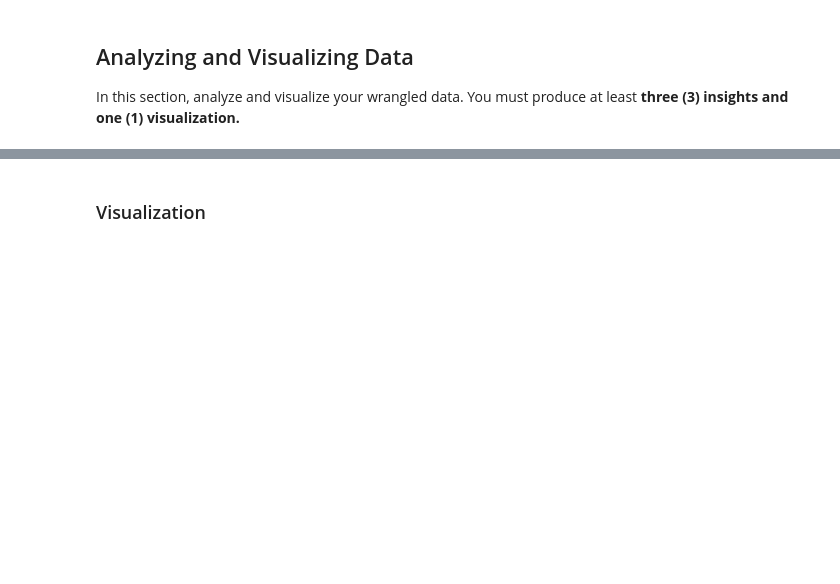
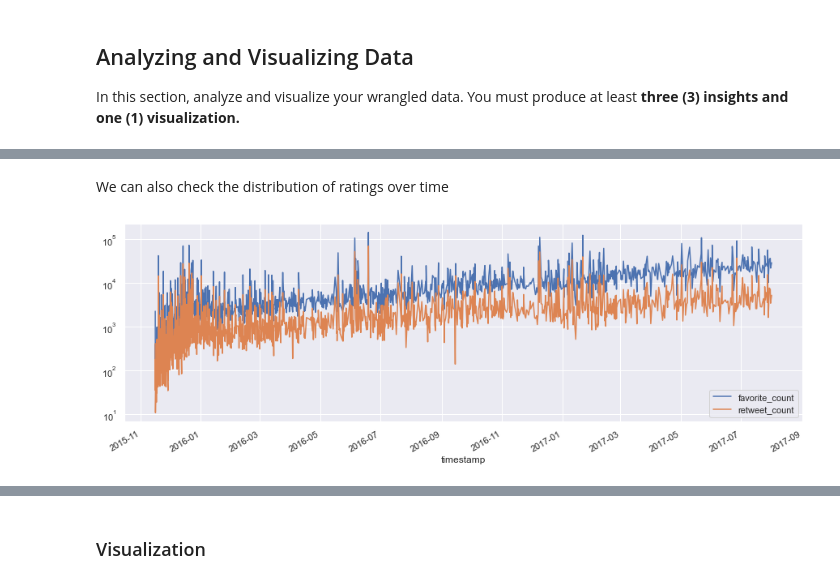
Before and after one commit to Freshi/Enhanced-Twitter-Archive-Data-Project, a Jupyter notebook: wrangle_act.ipynb, the cells around one changed output, grey strips where cells are left out. Saved outputs shown, nothing was run; the diff lists cells and outputs as text; code cells hidden in the pictures; blank space fills up the shorter version.

```diff
--- a/wrangle_act.ipynb
+++ b/wrangle_act.ipynb
@@ -486,0 +617,7 @@ In this section, analyze and visualize your wrangled data. You must produce at l
+# %% [markdown]
+We can also check the distribution of ratings over time
+# %%
+likes_trend = df.set_index('timestamp').sort_index()
+likes_trend.plot(y=['favorite_count','retweet_count'], figsize=(15,5), logy=True);
+# %% [output]
+[figure, added]
```
Also changed, not shown: parts of 25 cells of this notebook, 4 other files.
